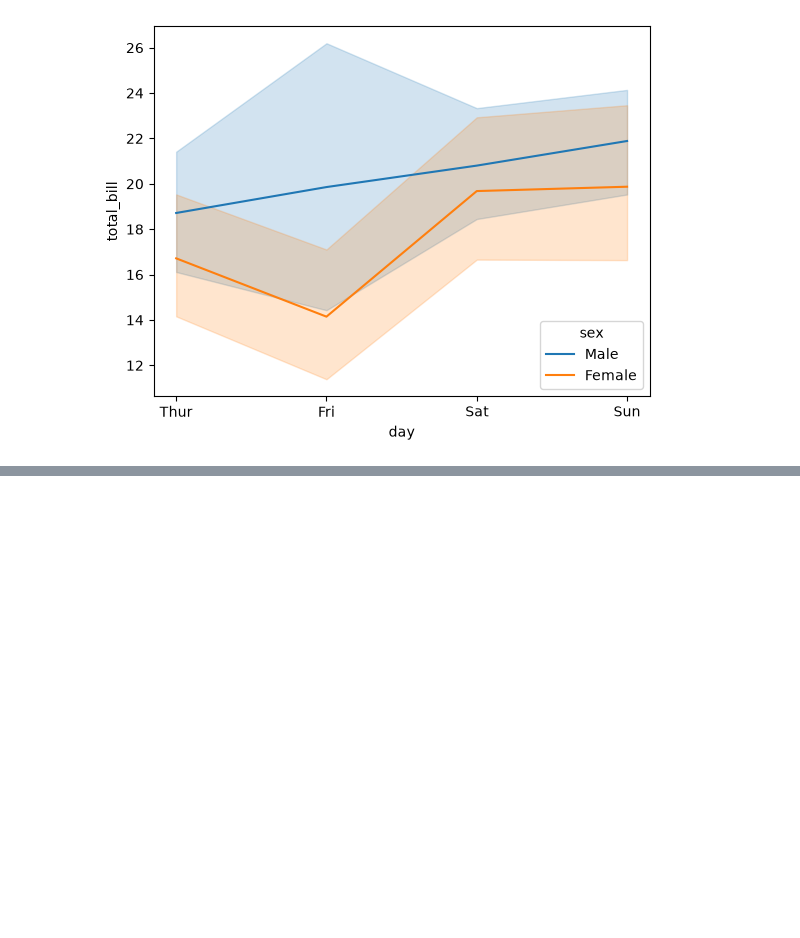
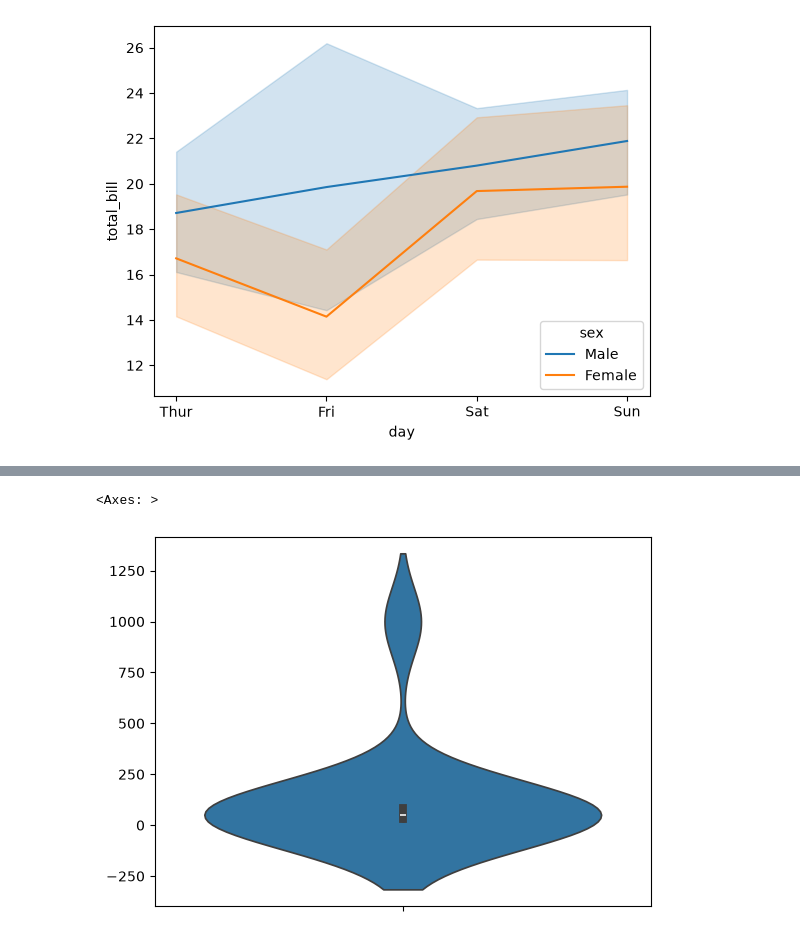
Before and after one commit to memonY49/SMIT-AI-DS-Batch-4, a Jupyter notebook: Seaborn_practice.ipynb, the cells around one changed output, grey strips where cells are left out. Saved outputs shown, nothing was run; the diff lists cells and outputs as text; code cells hidden in the pictures; blank space fills up the shorter version.

```diff
--- a/Seaborn_practice.ipynb
+++ b/Seaborn_practice.ipynb
@@ -156,0 +167,5 @@ sns.lineplot(tips, x='day',y='total_bill',hue ='sex')
+# %%
+sns.violinplot(y = x)
+# %% [output]
+<Axes: >
+[figure, added]
```
Also changed, not shown: parts of 9 cells of this notebook, 2 other files.
